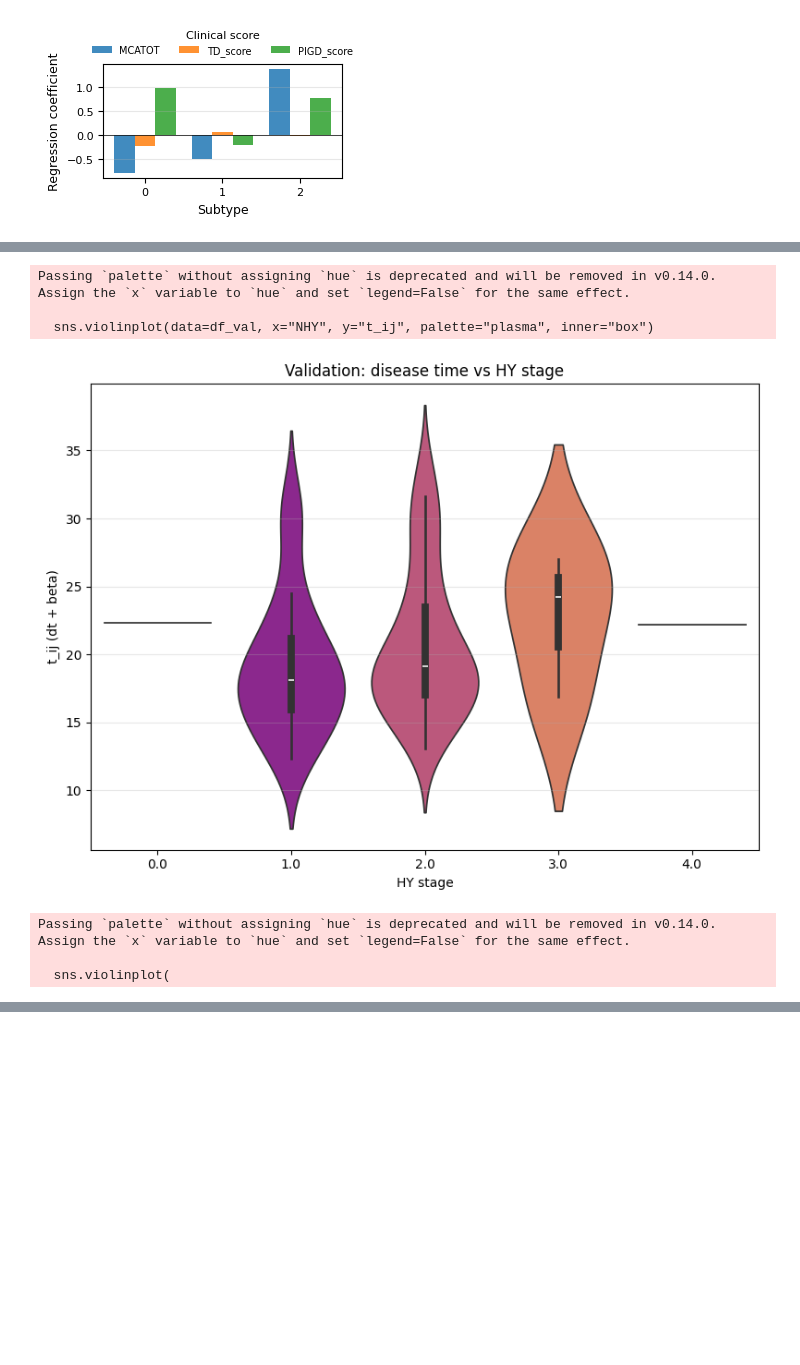
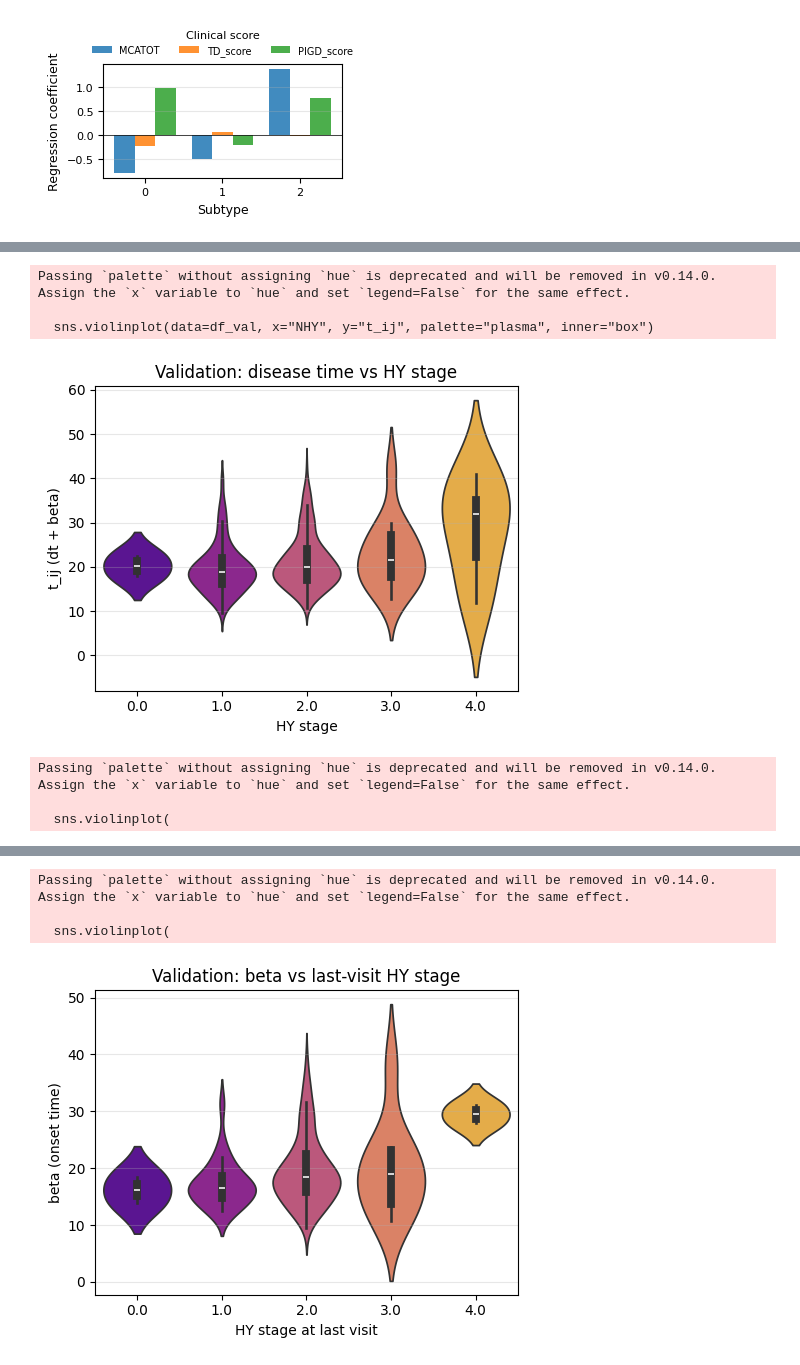
Before and after one commit to LAMCIG-lab/COMIND, a Jupyter notebook: notebooks/validate_model.ipynb, the cells around one changed output, grey strips where cells are left out. Saved outputs shown, nothing was run; the diff lists cells and outputs as text; code cells hidden in the pictures; blank space fills up the shorter version.

Commit message:
validate model upate. transform function updated to handle patients with out clinical priors

```diff
--- a/notebooks/validate_model.ipynb
+++ b/notebooks/validate_model.ipynb
@@ -300,6 +350,7 @@ n_train: 116 n_val: 30
 # %%
 # Transform validation set: estimate betas + subtype assignments, then compute validation LSE
-tr = em.transform(X_val, use_cognitive_prior=True)
+tr = em.transform(X_val, use_cognitive_prior=False, method="legacy")
+#tr = em.transform(X_val, use_cognitive_prior=False, method="multiple_inits")
 
 beta_val = tr["beta"]
 subtype_val = tr["subtype"]
@@ -463,7 +514,7 @@ Total                  26  2  2     30
 t_ij_val = np.concatenate([p["dt"] + beta_val[i] for i, p in enumerate(X_val)])
 nhy_val = np.concatenate([p["nhy"] for p in X_val])
 df_val = pd.DataFrame({"t_ij": t_ij_val, "NHY": nhy_val}).dropna()
-plt.figure(figsize=(8, 6))
+plt.figure(figsize=(5, 4))
 sns.violinplot(data=df_val, x="NHY", y="t_ij", palette="plasma", inner="box")
 plt.xlabel("HY stage")
 plt.ylabel("t_ij (dt + beta)")
@@ -477,42 +528,64 @@ plt.show()
 # Define first visit as smallest dt (earliest observed visit)
 beta_subject = []
 nhy_first_visit = []
-
+nhy_final_visit = []
 for i, p in enumerate(X_val):
     dt_i = np.asarray(p["dt"])
     nhy_i = np.asarray(p["nhy"])
 
     if len(dt_i) == 0 or len(nhy_i) == 0:
         continue
 
     first_idx = np.argmin(dt_i)   # earliest visit
+    last_idx = np.argmax(dt_i)   # latest visit
     beta_subject.append(float(beta_val[i]))
     nhy_first_visit.append(float(nhy_i[first_idx]))
+    nhy_final_visit.append(float(nhy_i[last_idx]))
 
 df_beta_first = pd.DataFrame({
     "beta": beta_subject,
     "NHY_first": nhy_first_visit
 }).dropna()
 
-plt.figure(figsize=(8, 6))
+df_beta_final = pd.DataFrame({
+    "beta": beta_subject,
+    "NHY_final": nhy_final_visit
+}).dropna()
+
+plt.figure(figsize=(5, 4))
 sns.violinplot(
     data=df_beta_first,
     x="NHY_first",
     y="beta",
     palette="plasma",
     inner="box"
 )
 plt.xlabel("HY stage at first visit")
 plt.ylabel("beta (onset time)")
 plt.title("Validation: beta vs first-visit HY stage")
 plt.grid(True, axis="y", alpha=0.3)
 plt.tight_layout()
 plt.show()
+
+plt.figure(figsize=(5, 4))
+sns.violinplot(
+    data=df_beta_final,
+    x="NHY_final",
+    y="beta",
+    palette="plasma",
+    inner="box"
+)
+plt.xlabel("HY stage at last visit")
+plt.ylabel("beta (onset time)")
+plt.title("Validation: beta vs last-visit HY stage")
+plt.grid(True, axis="y", alpha=0.3)
+plt.tight_layout()
+plt.show()
 # %% [output]
 Passing `palette` without assigning `hue` is deprecated and will be removed in v0.14.0. Assign the `x` variable to `hue` and set `legend=False` for the same effect.
 
   sns.violinplot(data=df_val, x="NHY", y="t_ij", palette="plasma", inner="box")
-[figure, old version]
+[figure, new version]
 Passing `palette` without assigning `hue` is deprecated and will be removed in v0.14.0. Assign the `x` variable to `hue` and set `legend=False` for the same effect.
 
   sns.violinplot(
@@ -520 +593,5 @@ Passing `palette` without assigning `hue` is deprecated and will be removed in v
+Passing `palette` without assigning `hue` is deprecated and will be removed in v0.14.0. Assign the `x` variable to `hue` and set `legend=False` for the same effect.
+
+  sns.violinplot(
+[figure, added]
 # %%
```
Also changed, not shown: parts of 10 cells of this notebook, 1 other file.
